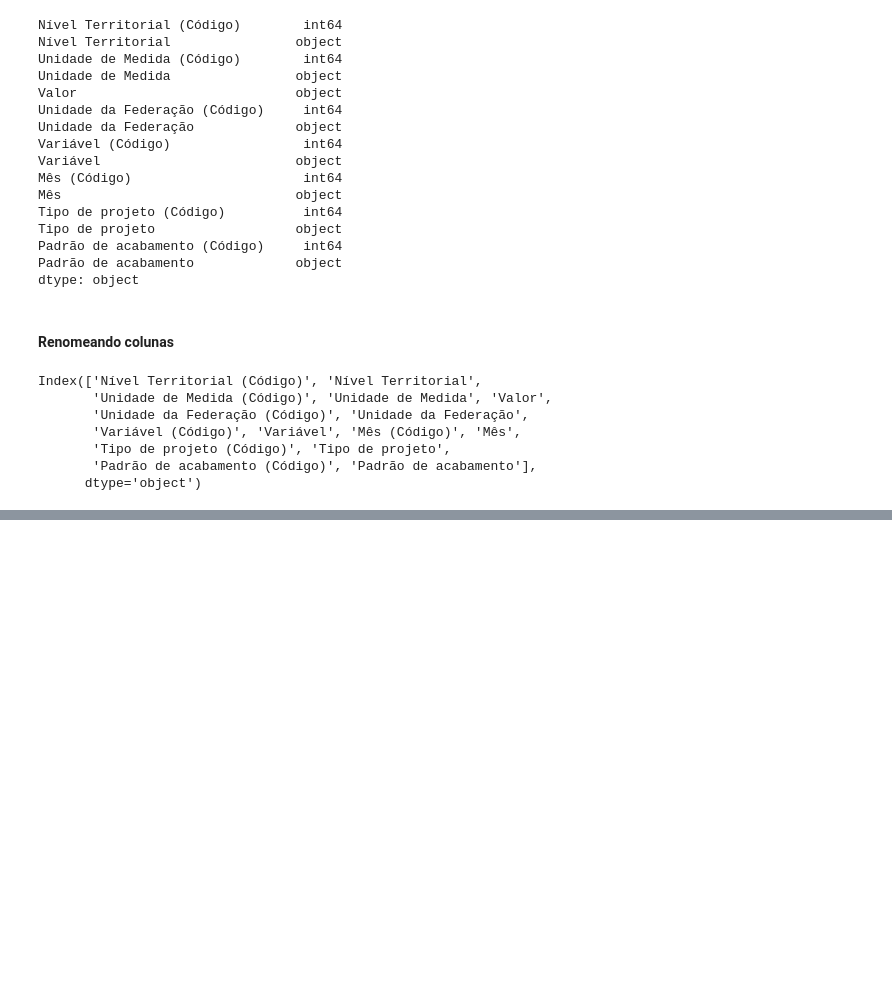
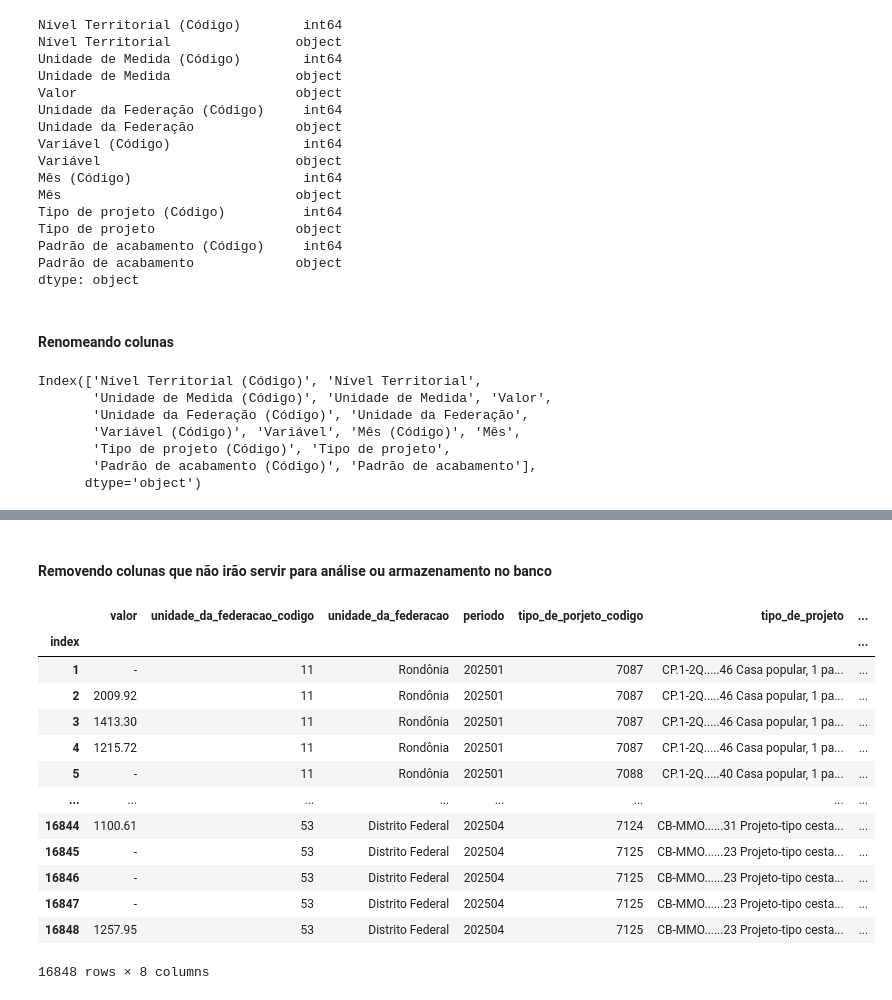
Before and after one commit to Imbob-Plataform/Sinapi-analysis, a Jupyter notebook: notebooks/01-tratamento_dados.ipynb, the cells around one changed output, grey strips where cells are left out. Saved outputs shown, nothing was run; the diff lists cells and outputs as text; code cells hidden in the pictures; blank space fills up the shorter version.

Commit message:
feat: removendo colunas desnecessarias

```diff
--- a/notebooks/01-tratamento_dados.ipynb
+++ b/notebooks/01-tratamento_dados.ipynb
@@ -89,3 +90,33 @@ df_colunas_atualizadas
 | 16847 | 3 | Unidade da Federação | 38 | Reais | - | ... |
 | 16848 | 3 | Unidade da Federação | 38 | Reais | 1257.95 | ... |
 16848 rows × 15 columns
+# %% [markdown]
+#### Removendo colunas que não irão servir para análise ou armazenamento no banco
+# %%
+df_colunas_atualizadas['nivel_territorial_codigo'].unique() # retorno -> df_colunas_atualizadas['nivel_territorial_codigo'].unique() / justificativa: repete os valores [3]
+df_colunas_atualizadas['nivel_territorial'].unique()  # retorno -> array(['Unidade da Federação'], dtype=object) / justificativa: repete os valores ['Unidade da Federação']
+df_colunas_atualizadas['unidade_de_medida_codigo'].unique() # retorno -> array([38]) / justificativa: repete os valores [38]
+df_colunas_atualizadas['unidade_de_medida'].unique() # retorno -> array(['Reais'], dtype=object) / justificativa: repete os valores ['Reais']
+df_colunas_atualizadas['variavel_codigo'].unique() # retorno array([51]) / justificativa: repete os valores array([51])
+df_colunas_atualizadas['variavel'].unique() # retorno array(['Custo de projeto m²'], dtype=object) / justificativa: repete os valores ['Custo de projeto m²']
+df_colunas_atualizadas['mes'] # justificativa: eu ja tenho uma coluna de periodo
+
+colunas_a_remover = ['nivel_territorial_codigo','nivel_territorial','unidade_de_medida_codigo', 'unidade_de_medida', 'variavel_codigo', 'variavel', 'mes']
+
+df_colunas_removidas = df_colunas_atualizadas.drop(columns=colunas_a_remover)
+df_colunas_removidas
+# %% [output]
+|  | valor | unidade_da_federacao_codigo | unidade_da_federacao | periodo | tipo_de_porjeto_codigo | tipo_de_projeto | ... |
+| index |  |  |  |  |  |  | ... |
+| 1 | - | 11 | Rondônia | 202501 | 7087 | CP.1-2Q.....46 Casa popular, 1 pa... | ... |
+| 2 | 2009.92 | 11 | Rondônia | 202501 | 7087 | CP.1-2Q.....46 Casa popular, 1 pa... | ... |
+| 3 | 1413.30 | 11 | Rondônia | 202501 | 7087 | CP.1-2Q.....46 Casa popular, 1 pa... | ... |
+| 4 | 1215.72 | 11 | Rondônia | 202501 | 7087 | CP.1-2Q.....46 Casa popular, 1 pa... | ... |
+| 5 | - | 11 | Rondônia | 202501 | 7088 | CP.1-2Q.....40 Casa popular, 1 pa... | ... |
+| ... | ... | ... | ... | ... | ... | ... | ... |
+| 16844 | 1100.61 | 53 | Distrito Federal | 202504 | 7124 | CB-MMO......31 Projeto-tipo cesta... | ... |
+| 16845 | - | 53 | Distrito Federal | 202504 | 7125 | CB-MMO......23 Projeto-tipo cesta... | ... |
+| 16846 | - | 53 | Distrito Federal | 202504 | 7125 | CB-MMO......23 Projeto-tipo cesta... | ... |
+| 16847 | - | 53 | Distrito Federal | 202504 | 7125 | CB-MMO......23 Projeto-tipo cesta... | ... |
+| 16848 | 1257.95 | 53 | Distrito Federal | 202504 | 7125 | CB-MMO......23 Projeto-tipo cesta... | ... |
+16848 rows × 8 columns
```
Also changed, not shown: parts of 1 cell of this notebook.
